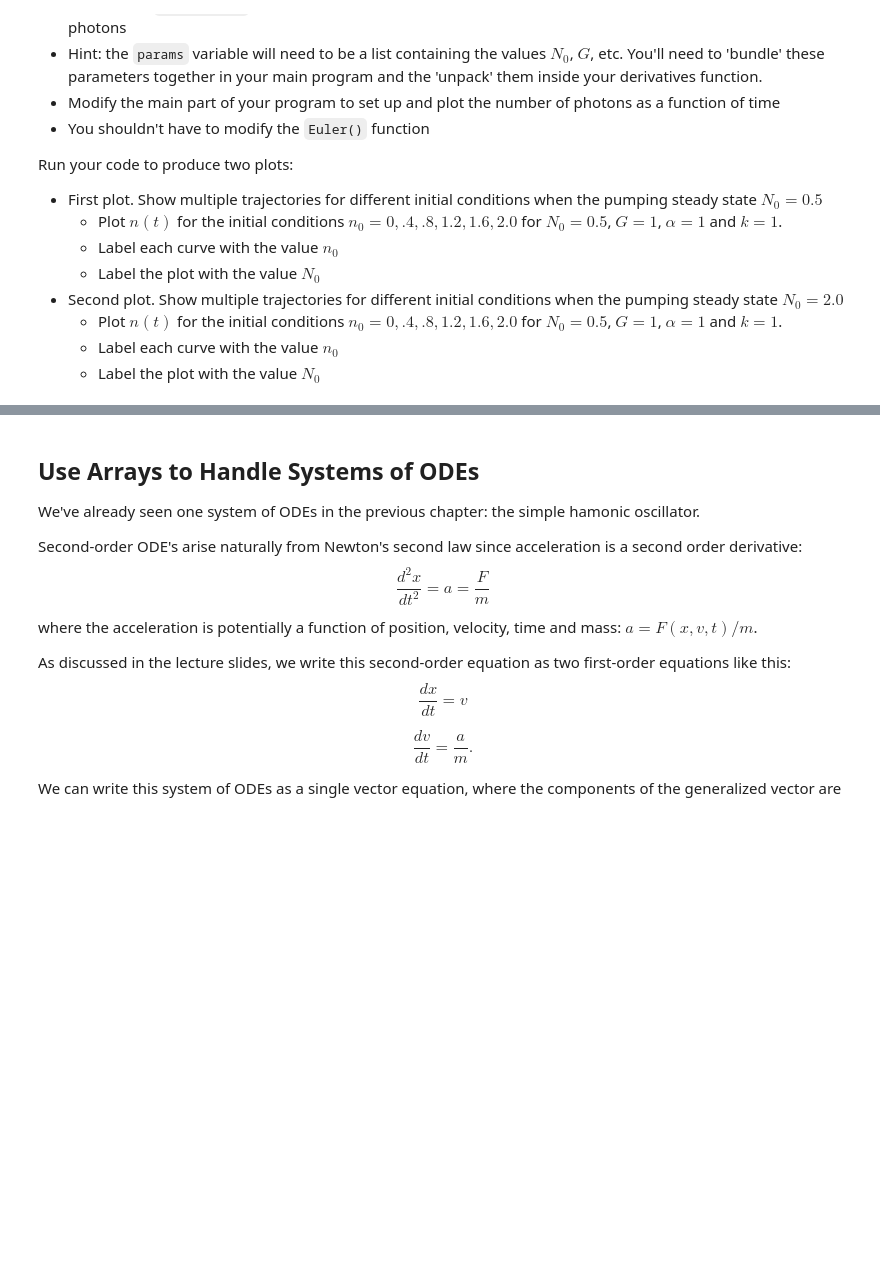
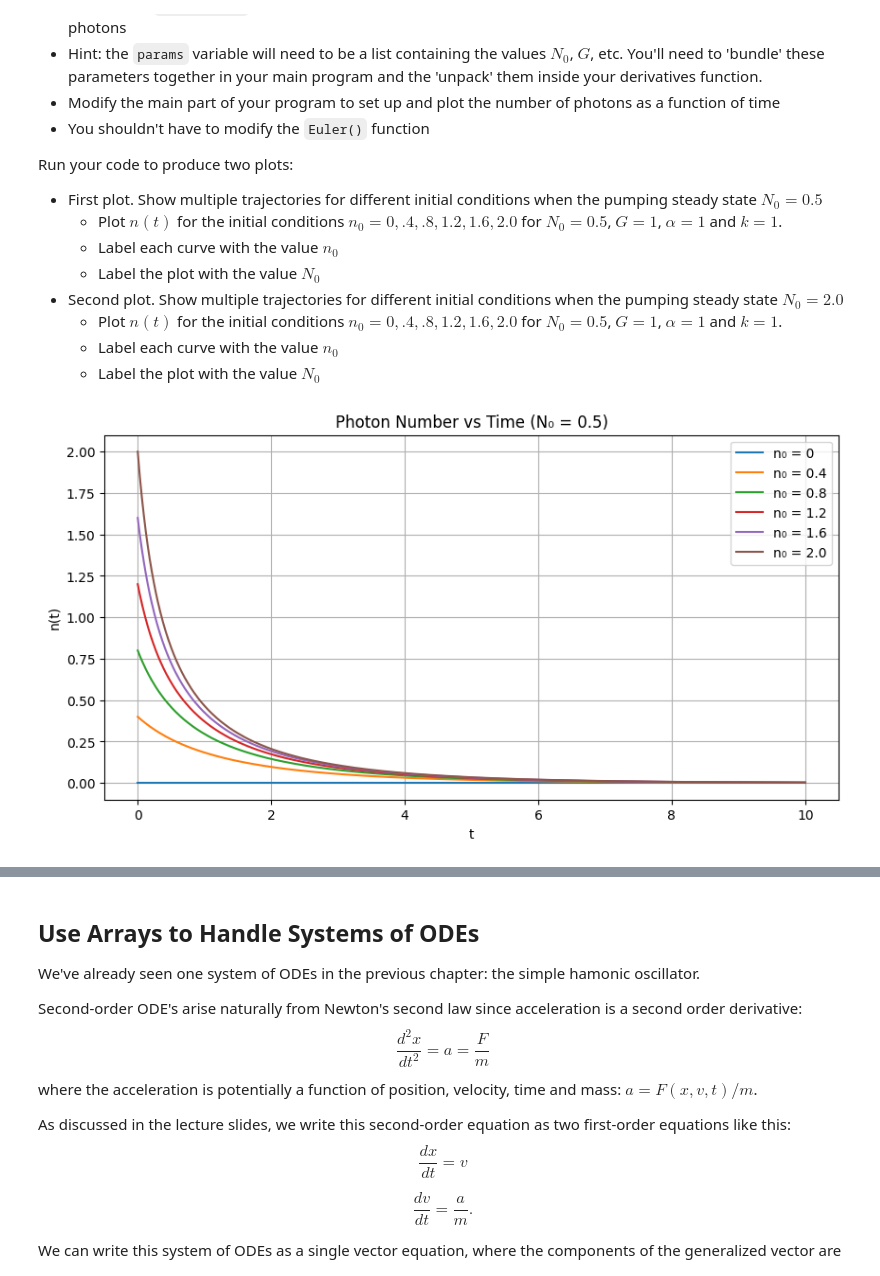
Before and after one commit to morganpatito/Computational-Physics, a Jupyter notebook: ode/ode_2_v3.ipynb, the cells around one changed output, grey strips where cells are left out. Saved outputs shown, nothing was run; the diff lists cells and outputs as text; code cells hidden in the pictures; blank space fills up the shorter version.

```diff
--- a/ode/ode_2_v3.ipynb
+++ b/ode/ode_2_v3.ipynb
@@ -137,0 +138,80 @@ Run your code to produce two plots:
+# %%
+###  Your Code Here
+import numpy as np
+import matplotlib.pyplot as plt
+
+#########  Derivative Function for Laser Photons  #########
+#
+# dn/dt = (G*N0 - k)*n - (α*G)*n^2
+#
+
+def deriv_photons(t, n, N0, G, alpha, k):
+    dn_dt = (G*N0 - k)*n - (alpha*G)*(n**2)
+    return dn_dt
+
+
+#########  Euler Integration (same as earlier)  #########
+
+def Euler(deriv, y0, tmax, dt, params):
+
+    N = int(tmax/dt)+1
+    y = np.zeros(N)
+    t = np.zeros(N)
+
+    y[0] = y0
+
+    for i in range(N-1):
+        f = deriv(t[i], y[i], *params)
+        y[i+1] = y[i] + f*dt
+        t[i+1] = t[i] + dt
+
+    return t, y
+
+
+#########  Parameters  #########
+
+G = 1
+alpha = 1
+k = 1
+dt = 0.01
+tmax = 10
+
+initial_conditions = [0, 0.4, 0.8, 1.2, 1.6, 2.0]
+
+
+#########  First Plot: N0 = 0.5  #########
+
+N0 = 0.5
+plt.figure(figsize=(10,5))
+
+for n0 in initial_conditions:
+    params = [N0, G, alpha, k]
+    t, n = Euler(deriv_photons, n0, tmax, dt, params)
+    plt.plot(t, n, label=f"n₀ = {n0}")
+
+plt.title("Photon Number vs Time (N₀ = 0.5)")
+plt.xlabel("t")
+plt.ylabel("n(t)")
+plt.legend()
+plt.grid(True)
+plt.show()
+
+
+#########  Second Plot: N0 = 2.0  #########
+
+N0 = 2.0
+plt.figure(figsize=(10,5))
+
+for n0 in initial_conditions:
+    params = [N0, G, alpha, k]
+    t, n = Euler(deriv_photons, n0, tmax, dt, params)
+    plt.plot(t, n, label=f"n₀ = {n0}")
+
+plt.title("Photon Number vs Time (N₀ = 2.0)")
+plt.xlabel("t")
+plt.ylabel("n(t)")
+plt.legend()
+plt.grid(True)
+plt.show()
+# %% [output]
+[figure, added]
```
Also changed, not shown: parts of 7 cells of this notebook.
